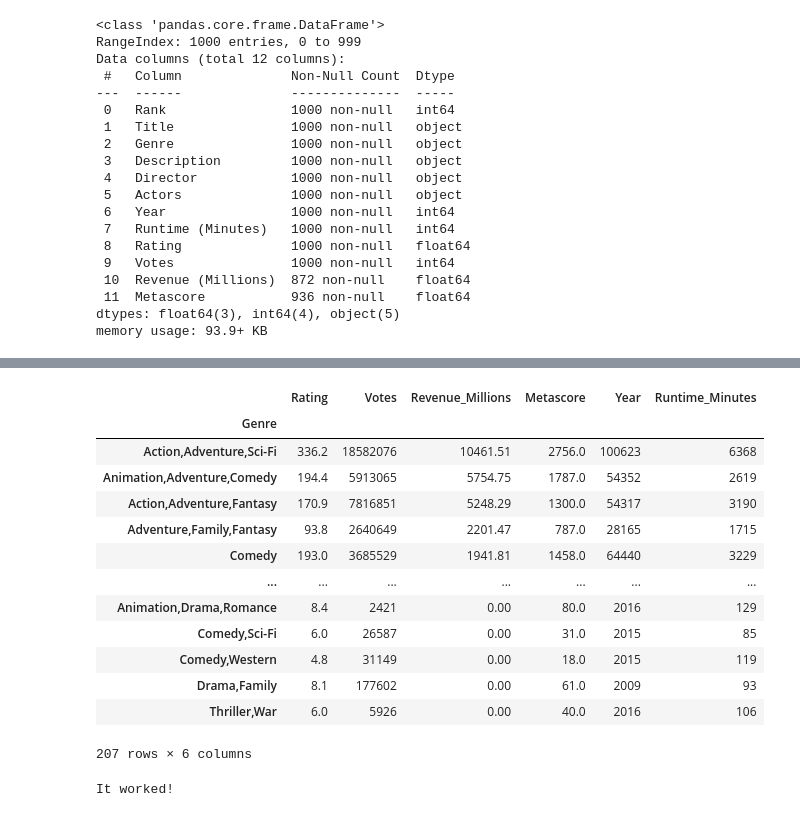
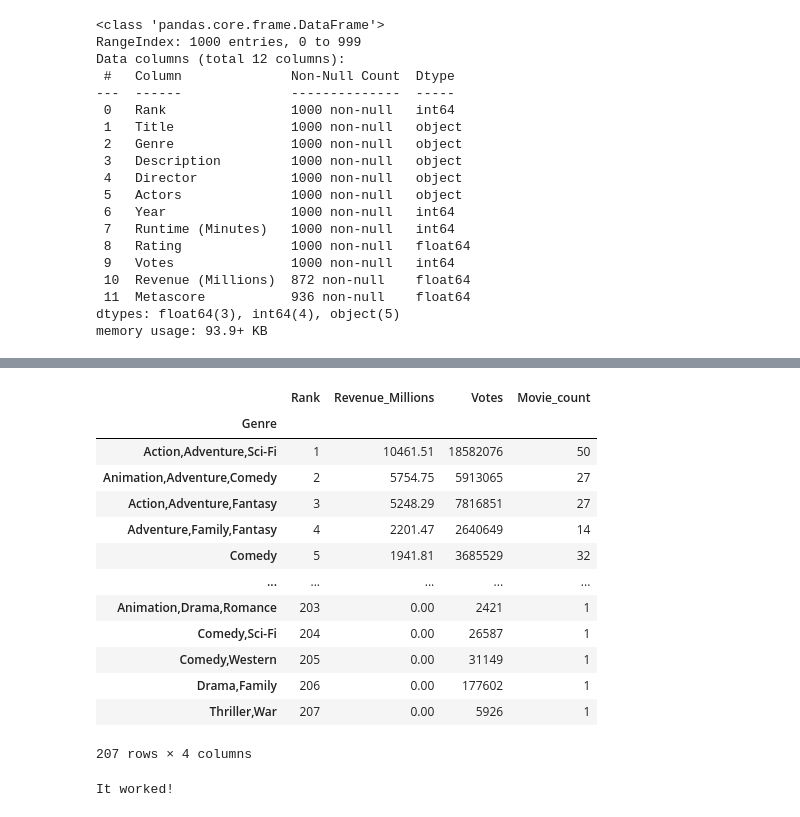
Before and after one commit to JessicaReay/ADF_data_eng_film, a Jupyter notebook: creation_jp.ipynb, the cells around one changed output, grey strips where cells are left out. Drawn from its saved outputs; the diff is of its cells as text; code cells hidden in the pictures.

Commit message:
Fixing report and email

```diff
--- a/creation_jp.ipynb
+++ b/creation_jp.ipynb
@@ -20,6 +19,7 @@ config.sections()
 '''
 Authenticate the Postgres and S3 database by getting the credentials from the config file
 '''
+# Postgres SQL Credentials
 database = config.get('postgresql', 'database')
 user = config.get('postgresql', 'user')
 password = config.get('postgresql', 'password')
@@ -33,9 +33,12 @@ aws_access_key_id = config.get('aws_s3', 'aws_access_key_id')
 aws_secret_access_key = config.get('aws_s3', 'aws_secret_access_key')
 s3_bucket = config.get('aws_s3', 's3_bucket')
 
+# Local Credentials
+local_file_path = config.get('csv', 'source')
+
 # check creditials
 print("Authentication successful \n")
-print(f'The database is "{database}" and the service_name is "{service_name}"')
+print(f'The database is "{database}" and the service_name is "{service_name}" and local path is "{local_file_path}"')
 # %% [output]
 Authentication successful
 
@@ -43,5 +46,5 @@ The database is "film_data" and the service_name is "s3"
 # %%
 # load local csv into dataframe
-extracted_local_df = pd.read_csv('IMDB-Movie-Data-Local.csv')
+extracted_local_df = pd.read_csv(local_file_path)
 #load csv to dataframe to be loaded into postgres sql
 to_load_warehouse_df = pd.read_csv('IMDB-Movie-Data-Postgres.csv')
@@ -252,17 +178,21 @@ test_sum_report_df
-# %%
-sum_report_df
-# %% [output]
-|  | Rating | Votes | Revenue_Millions | Metascore | Year | Runtime_Minutes |
-| Genre |  |  |  |  |  |  |
-| Action,Adventure,Sci-Fi | 336.2 | 18582076 | 10461.51 | 2756.0 | 100623 | 6368 |
-| Animation,Adventure,Comedy | 194.4 | 5913065 | 5754.75 | 1787.0 | 54352 | 2619 |
-| Action,Adventure,Fantasy | 170.9 | 7816851 | 5248.29 | 1300.0 | 54317 | 3190 |
-| Adventure,Family,Fantasy | 93.8 | 2640649 | 2201.47 | 787.0 | 28165 | 1715 |
-| Comedy | 193.0 | 3685529 | 1941.81 | 1458.0 | 64440 | 3229 |
-| ... | ... | ... | ... | ... | ... | ... |
-| Animation,Drama,Romance | 8.4 | 2421 | 0.00 | 80.0 | 2016 | 129 |
-| Comedy,Sci-Fi | 6.0 | 26587 | 0.00 | 31.0 | 2015 | 85 |
-| Comedy,Western | 4.8 | 31149 | 0.00 | 18.0 | 2015 | 119 |
-| Drama,Family | 8.1 | 177602 | 0.00 | 61.0 | 2009 | 93 |
-| Thriller,War | 6.0 | 5926 | 0.00 | 40.0 | 2016 | 106 |
-207 rows × 6 columns
+# %%
+report_df = movie_data_df.groupby('Genre').agg({'Revenue_Millions': 'sum', 'Votes': 'sum', 'Genre': 'count'}).rename(columns = {'Genre': 'Movie_count'}).sort_values(by = 'Revenue_Millions', ascending = False)
+
+report_df.insert(0, 'Rank', range(1, 1 + len(df)))
+
+report_df
+# %% [output]
+|  | Rank | Revenue_Millions | Votes | Movie_count |
+| Genre |  |  |  |  |
+| Action,Adventure,Sci-Fi | 1 | 10461.51 | 18582076 | 50 |
+| Animation,Adventure,Comedy | 2 | 5754.75 | 5913065 | 27 |
+| Action,Adventure,Fantasy | 3 | 5248.29 | 7816851 | 27 |
+| Adventure,Family,Fantasy | 4 | 2201.47 | 2640649 | 14 |
+| Comedy | 5 | 1941.81 | 3685529 | 32 |
+| ... | ... | ... | ... | ... |
+| Animation,Drama,Romance | 203 | 0.00 | 2421 | 1 |
+| Comedy,Sci-Fi | 204 | 0.00 | 26587 | 1 |
+| Comedy,Western | 205 | 0.00 | 31149 | 1 |
+| Drama,Family | 206 | 0.00 | 177602 | 1 |
+| Thriller,War | 207 | 0.00 | 5926 | 1 |
+207 rows × 4 columns
```
Also changed, not shown: parts of 14 cells of this notebook, 2 other files.
